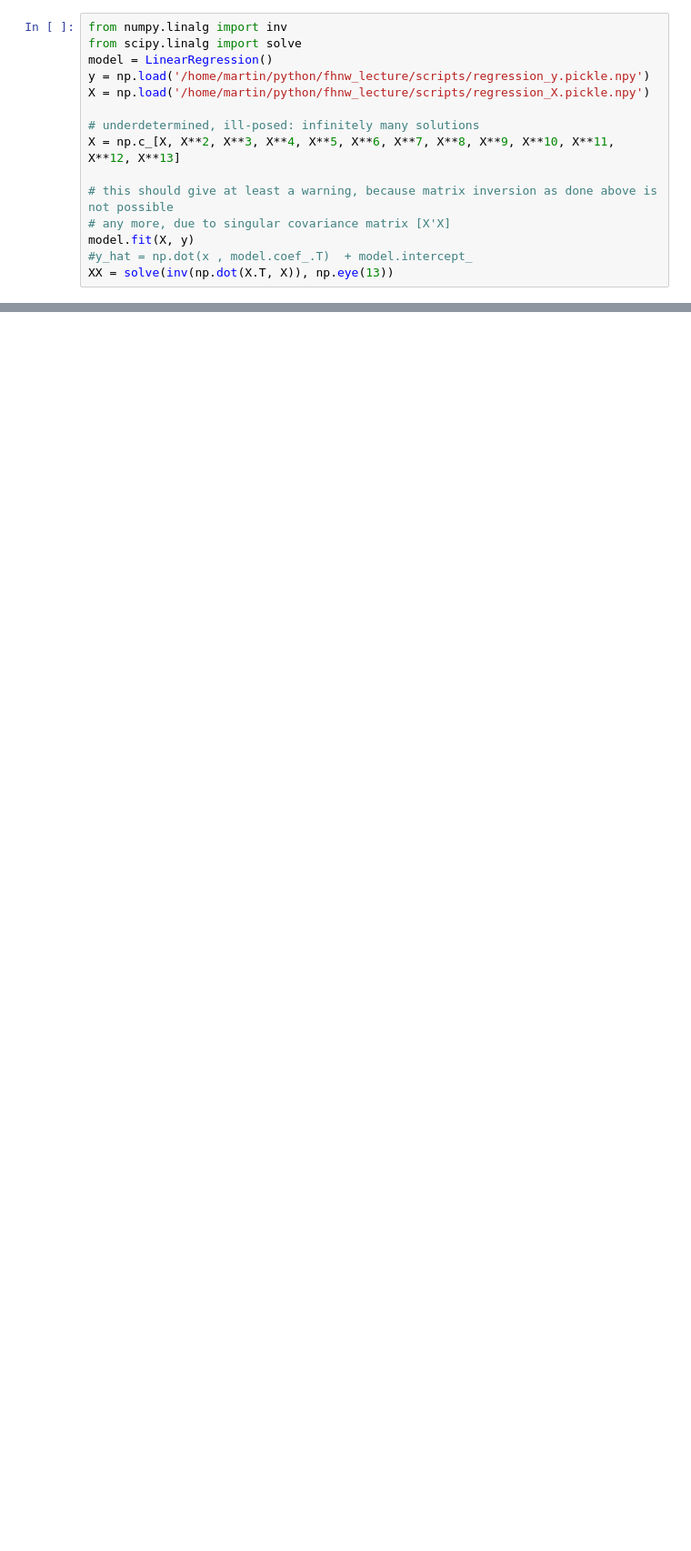
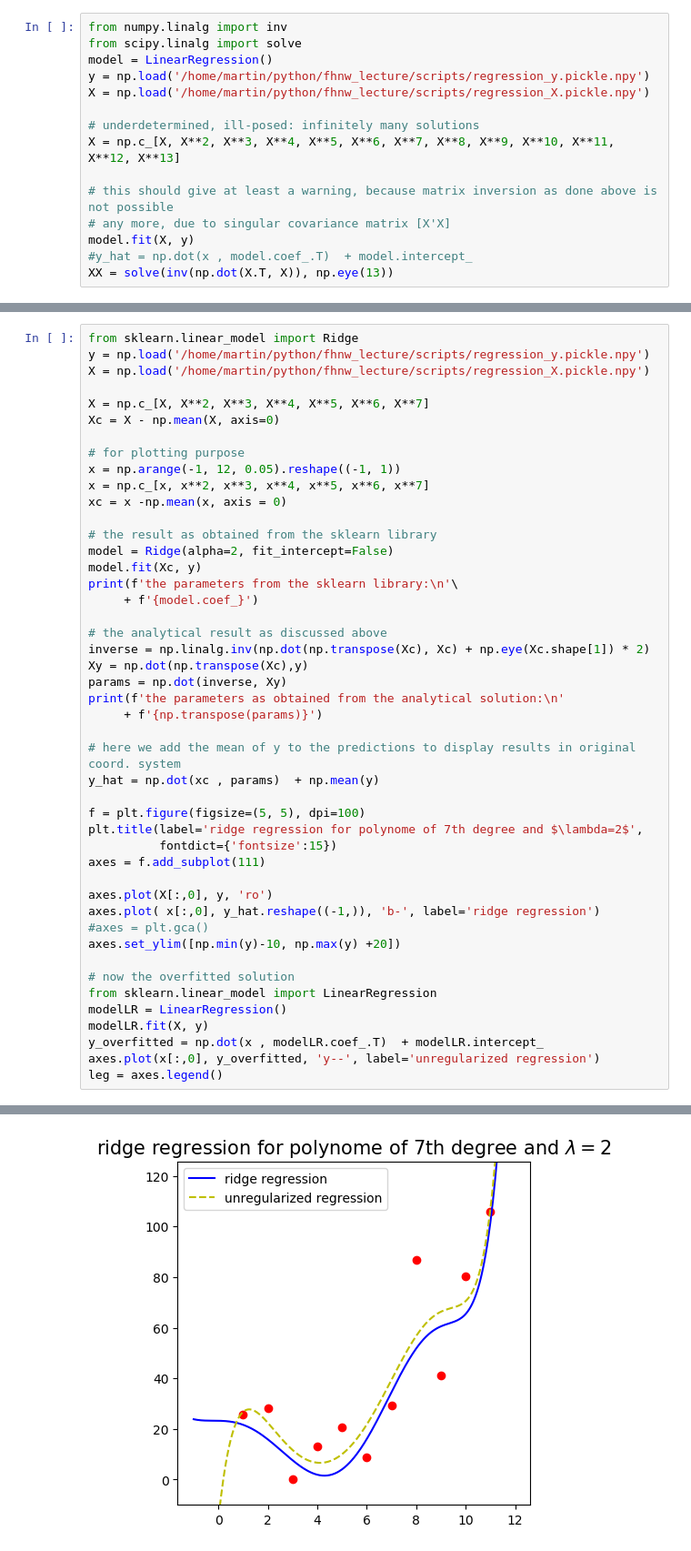
Before and after one commit to nitram-bot/fhnw_lecture, a Jupyter notebook: notebooks/Regression Techniques.ipynb, the cells around one changed output, grey strips where cells are left out. Shown at 91% size. Drawn from its saved outputs; the diff is of its cells as text; blank space fills up the shorter version.

Commit message:
added ridge regression

```diff
--- a/notebooks/Regression Techniques.ipynb
+++ b/notebooks/Regression Techniques.ipynb
@@ -331,0 +399,47 @@ The R statistical package is behaving still in another way. No warning is issued
+# %%
+from sklearn.linear_model import Ridge
+y = np.load('/home/martin/python/fhnw_lecture/scripts/regression_y.pickle.npy')
+X = np.load('/home/martin/python/fhnw_lecture/scripts/regression_X.pickle.npy')
+
+X = np.c_[X, X**2, X**3, X**4, X**5, X**6, X**7]
+Xc = X - np.mean(X, axis=0)
+
+# for plotting purpose
+x = np.arange(-1, 12, 0.05).reshape((-1, 1))
+x = np.c_[x, x**2, x**3, x**4, x**5, x**6, x**7]
+xc = x -np.mean(x, axis = 0)
+
+# the result as obtained from the sklearn library
+model = Ridge(alpha=2, fit_intercept=False)
+model.fit(Xc, y)
+print(f'the parameters from the sklearn library:\n'\
+     + f'{model.coef_}')
+
+# the analytical result as discussed above
+inverse = np.linalg.inv(np.dot(np.transpose(Xc), Xc) + np.eye(Xc.shape[1]) * 2)
+Xy = np.dot(np.transpose(Xc),y)
+params = np.dot(inverse, Xy)
+print(f'the parameters as obtained from the analytical solution:\n'
+     + f'{np.transpose(params)}')
+
+# here we add the mean of y to the predictions to display results in original coord. system
+y_hat = np.dot(xc , params)  + np.mean(y)
+
+f = plt.figure(figsize=(5, 5), dpi=100)
+plt.title(label='ridge regression for polynome of 7th degree and $\lambda=2$',
+          fontdict={'fontsize':15})
+axes = f.add_subplot(111)
+
+axes.plot(X[:,0], y, 'ro')
+axes.plot( x[:,0], y_hat.reshape((-1,)), 'b-', label='ridge regression')
+#axes = plt.gca()
+axes.set_ylim([np.min(y)-10, np.max(y) +20])
+
+# now the overfitted solution
+from sklearn.linear_model import LinearRegression
+modelLR = LinearRegression()
+modelLR.fit(X, y)
+y_overfitted = np.dot(x , modelLR.coef_.T)  + modelLR.intercept_
+axes.plot(x[:,0], y_overfitted, 'y--', label='unregularized regression')
+leg = axes.legend()
+# %% [output]
@@ -331,0 +452 @@ The R statistical package is behaving still in another way. No warning is issued
+[figure, added]
```
Also changed, not shown: parts of 5 cells of this notebook, 3 other files.
